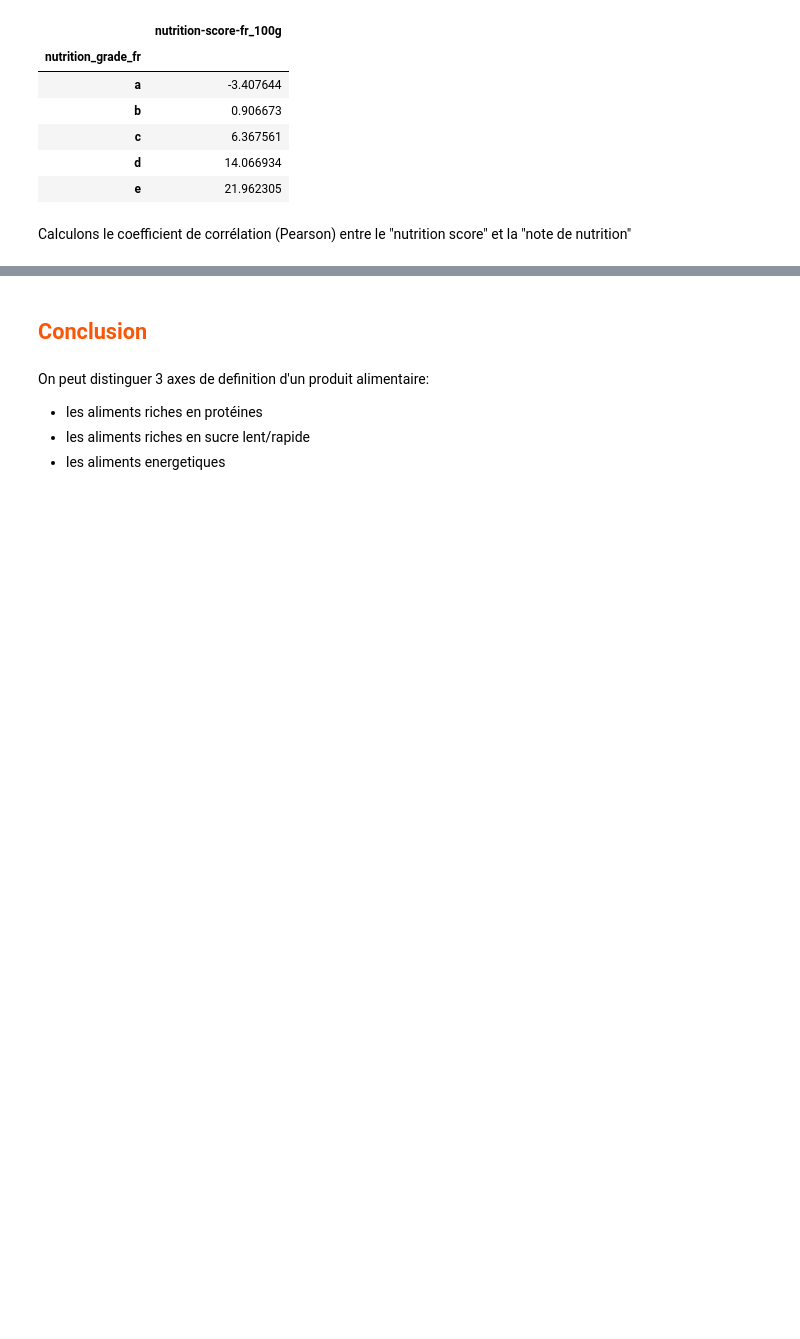
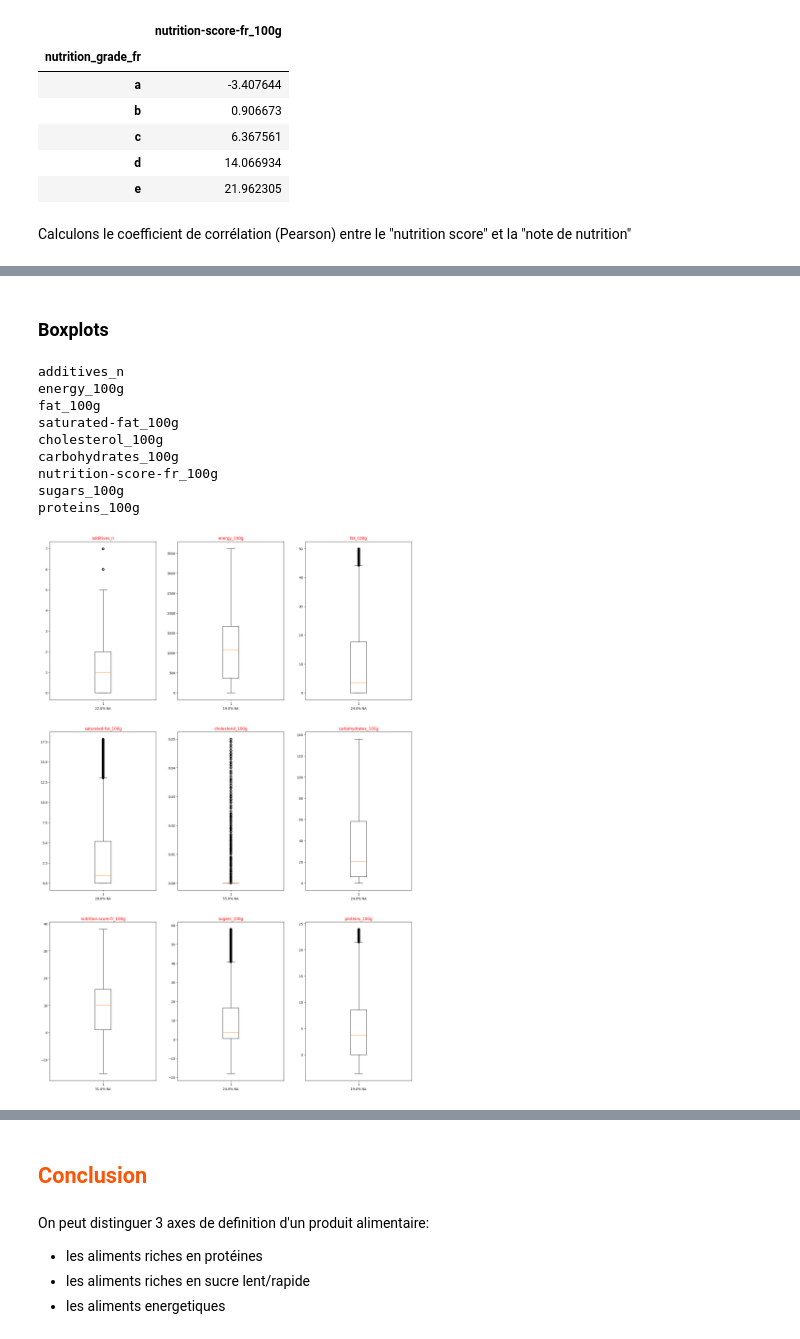
Before and after one commit to 8huit/analyse-de-donnees-nutritionnelles, a Jupyter notebook: p2_donnees_nutritionnelles_exploration.ipynb, the cells around one changed output, grey strips where cells are left out. Cells and saved outputs as stored; diff of their text form; code cells hidden in the pictures; blank space fills up the shorter version.

```diff
--- a/p2_donnees_nutritionnelles_exploration.ipynb
+++ b/p2_donnees_nutritionnelles_exploration.ipynb
@@ -318,0 +347,37 @@ dataPCA['nutrition-score-fr_100g'].corr(nutritionNote)
+# %% [markdown]
+### Boxplots
+# %%
+from helpers import *
+
+# exclusion des outliers sur les variables quantitatives
+for name in colonnesNum:
+    mask=maskOutliers(df[name])
+    df.loc[mask,name]=0
+# %%
+from matplotlib import pyplot as plt
+
+plt.rcdefaults()
+plt.rcParams["figure.figsize"] = (100,40)
+
+fig, axes = plt.subplots(nrows=3, ncols=3,figsize=(20,30))
+axes=axes.flatten()
+
+i=0
+for x in colonnesNum:
+        print(str(x)) #debug
+        # on dessine le boxplot en excluant les valeurs manquantes pour chaque variable quantitative
+        axes[i].boxplot(df[x].dropna())
+        axes[i].set_title(x,color='red')
+        axes[i].set_xlabel(str(round(100*df[x].isna().sum(axis=0)/len(df[x]),0))+'% NA')
+        i+=1
+# %% [output]
+additives_n
+energy_100g
+fat_100g
+saturated-fat_100g
+cholesterol_100g
+carbohydrates_100g
+nutrition-score-fr_100g
+sugars_100g
+proteins_100g
+[figure, added]
```
Also changed, not shown: parts of 26 cells of this notebook.
